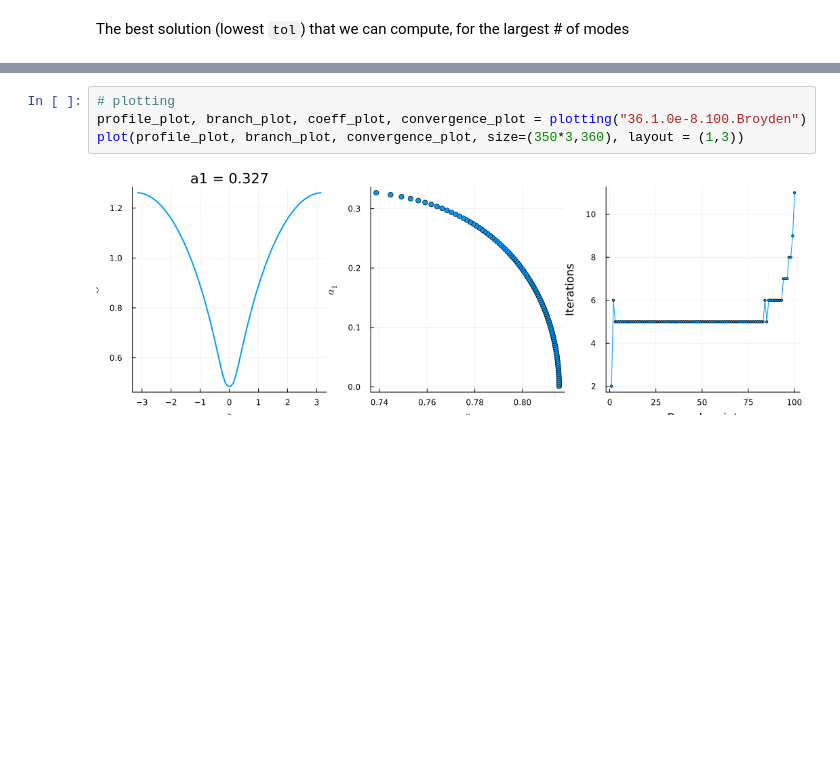
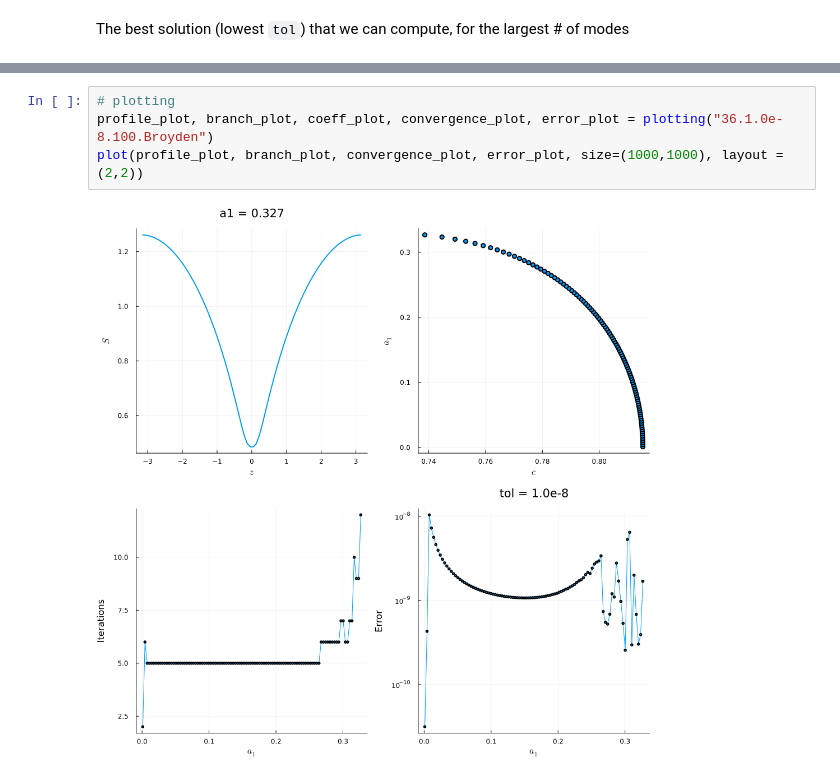
Before and after one commit to karnavr/ferrofluidstabilty, a Jupyter notebook: solutions/solutions.ipynb, the cells around one changed output, grey strips where cells are left out. Cells and saved outputs as stored; diff of their text form; blank space fills up the shorter version.

Commit message:
implement error plot

```diff
--- a/solutions/solutions.ipynb
+++ b/solutions/solutions.ipynb
@@ -101,6 +105,6 @@ CompositeException: TaskFailedException
 # %%
 # plotting
-profile_plot, branch_plot, coeff_plot, convergence_plot = plotting("36.1.0e-8.100.Broyden")
-plot(profile_plot, branch_plot, convergence_plot, size=(350*3,360), layout = (1,3))
+profile_plot, branch_plot, coeff_plot, convergence_plot, error_plot = plotting("36.1.0e-8.100.Broyden")
+plot(profile_plot, branch_plot, convergence_plot, error_plot, size=(1000,1000), layout = (2,2))
 # %% [output]
-[figure, old version]
+[figure, new version]
```
Also changed, not shown: parts of 4 cells of this notebook, 48 other files.
